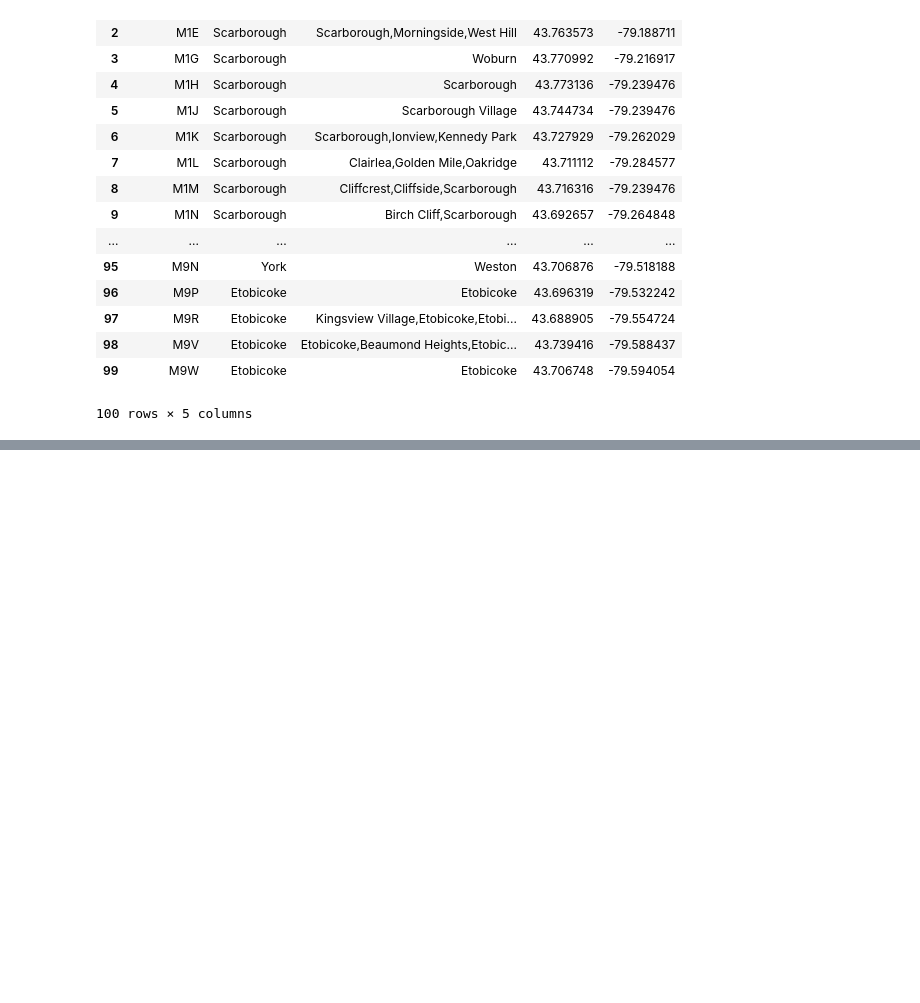
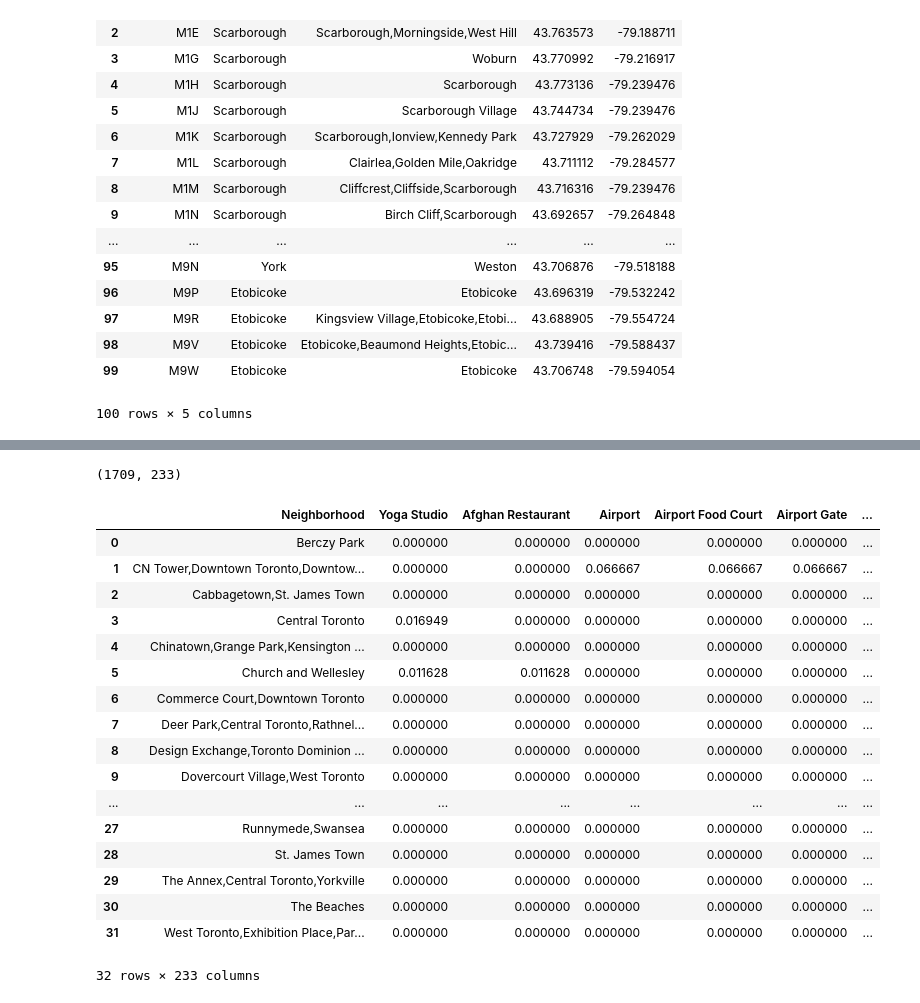
Before and after one commit to ganyimin/Coursera_Capstone, a Jupyter notebook: Segmenting and Clustering Neighborhoods in Toronto.ipynb, the cells around one changed output, grey strips where cells are left out. Cells and saved outputs as stored; diff of their text form; code cells hidden in the pictures; blank space fills up the shorter version.

```diff
--- a/Segmenting and Clustering Neighborhoods in Toronto.ipynb
+++ b/Segmenting and Clustering Neighborhoods in Toronto.ipynb
@@ -127,0 +189,8 @@ Toronto_nbh.join(df_coords.set_index('Postal Code'), on='PostalCode')
+# %%
+address = 'Toronto, Ontario'
+
+geolocator = Nominatim(user_agent="Toronto_explorer")
+location = geolocator.geocode(address)
+latitude = location.latitude
+longitude = location.longitude
+print('The geograpical coordinate of Toronto are {}, {}.'.format(latitude, longitude))
@@ -127,0 +220,8 @@ Toronto_nbh.join(df_coords.set_index('Postal Code'), on='PostalCode')
+# %%
+CLIENT_ID = '4T3VZBFQEC0XGOZ0FIFSO4D2KBCMOE0OJ3NODZI4TQT32M2R' # your Foursquare ID
+CLIENT_SECRET = 'HUDZRZPTU5TJPC20DKPAD5QFL4DQFEXYD4ZEUXP4IY3KVIMF' # your Foursquare Secret
+VERSION = '20180605' # Foursquare API version
+
+print('Your credentails:')
+print('CLIENT_ID: ' + CLIENT_ID)
+print('CLIENT_SECRET:' + CLIENT_SECRET)
@@ -127,0 +274,5 @@ Toronto_nbh.join(df_coords.set_index('Postal Code'), on='PostalCode')
+# %%
+Toronto_venues = getNearbyVenues(names=Toronto_data['Neighborhood'],
+                                   latitudes=Toronto_data['Latitude'],
+                                   longitudes=Toronto_data['Longitude']
+                                  )
@@ -127,0 +333,12 @@ Toronto_nbh.join(df_coords.set_index('Postal Code'), on='PostalCode')
+# %%
+# one hot encoding
+Toronto_onehot = pd.get_dummies(Toronto_venues[['Venue Category']], prefix="", prefix_sep="")
+
+# add neighborhood column back to dataframe
+Toronto_onehot['Neighborhood'] = Toronto_venues['Neighborhood']
+
+# move neighborhood column to the first column
+fixed_columns = [Toronto_onehot.columns[-1]] + list(Toronto_onehot.columns[:-1])
+Toronto_onehot = Toronto_onehot[fixed_columns]
+
+Toronto_onehot.head()
@@ -127,0 +353,26 @@ Toronto_nbh.join(df_coords.set_index('Postal Code'), on='PostalCode')
+# %%
+Toronto_onehot.shape
+# %% [output]
+(1709, 233)
+# %%
+Toronto_grouped = Toronto_onehot.groupby('Neighborhood').mean().reset_index()
+Toronto_grouped
+# %% [output]
+|  | Neighborhood | Yoga Studio | Afghan Restaurant | Airport | Airport Food Court | Airport Gate | ... |
+| 0 | Berczy Park | 0.000000 | 0.000000 | 0.000000 | 0.000000 | 0.000000 | ... |
+| 1 | CN Tower,Downtown Toronto,Downtow... | 0.000000 | 0.000000 | 0.066667 | 0.066667 | 0.066667 | ... |
+| 2 | Cabbagetown,St. James Town | 0.000000 | 0.000000 | 0.000000 | 0.000000 | 0.000000 | ... |
+| 3 | Central Toronto | 0.016949 | 0.000000 | 0.000000 | 0.000000 | 0.000000 | ... |
+| 4 | Chinatown,Grange Park,Kensington ... | 0.000000 | 0.000000 | 0.000000 | 0.000000 | 0.000000 | ... |
+| 5 | Church and Wellesley | 0.011628 | 0.011628 | 0.000000 | 0.000000 | 0.000000 | ... |
+| 6 | Commerce Court,Downtown Toronto | 0.000000 | 0.000000 | 0.000000 | 0.000000 | 0.000000 | ... |
+| 7 | Deer Park,Central Toronto,Rathnel... | 0.000000 | 0.000000 | 0.000000 | 0.000000 | 0.000000 | ... |
+| 8 | Design Exchange,Toronto Dominion ... | 0.000000 | 0.000000 | 0.000000 | 0.000000 | 0.000000 | ... |
+| 9 | Dovercourt Village,West Toronto | 0.000000 | 0.000000 | 0.000000 | 0.000000 | 0.000000 | ... |
+| ... | ... | ... | ... | ... | ... | ... | ... |
+| 27 | Runnymede,Swansea | 0.000000 | 0.000000 | 0.000000 | 0.000000 | 0.000000 | ... |
+| 28 | St. James Town | 0.000000 | 0.000000 | 0.000000 | 0.000000 | 0.000000 | ... |
+| 29 | The Annex,Central Toronto,Yorkville | 0.000000 | 0.000000 | 0.000000 | 0.000000 | 0.000000 | ... |
+| 30 | The Beaches | 0.000000 | 0.000000 | 0.000000 | 0.000000 | 0.000000 | ... |
+| 31 | West Toronto,Exhibition Place,Par... | 0.000000 | 0.000000 | 0.000000 | 0.000000 | 0.000000 | ... |
+32 rows × 233 columns
```
Also changed, not shown: parts of 22 cells of this notebook.
